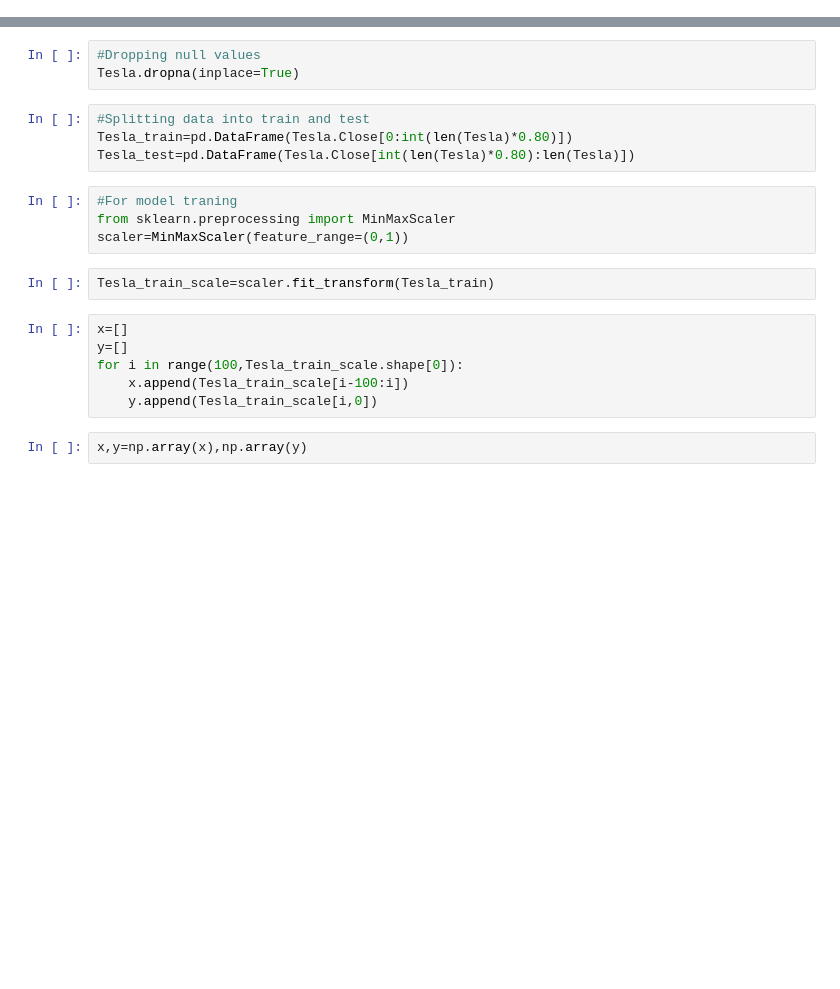
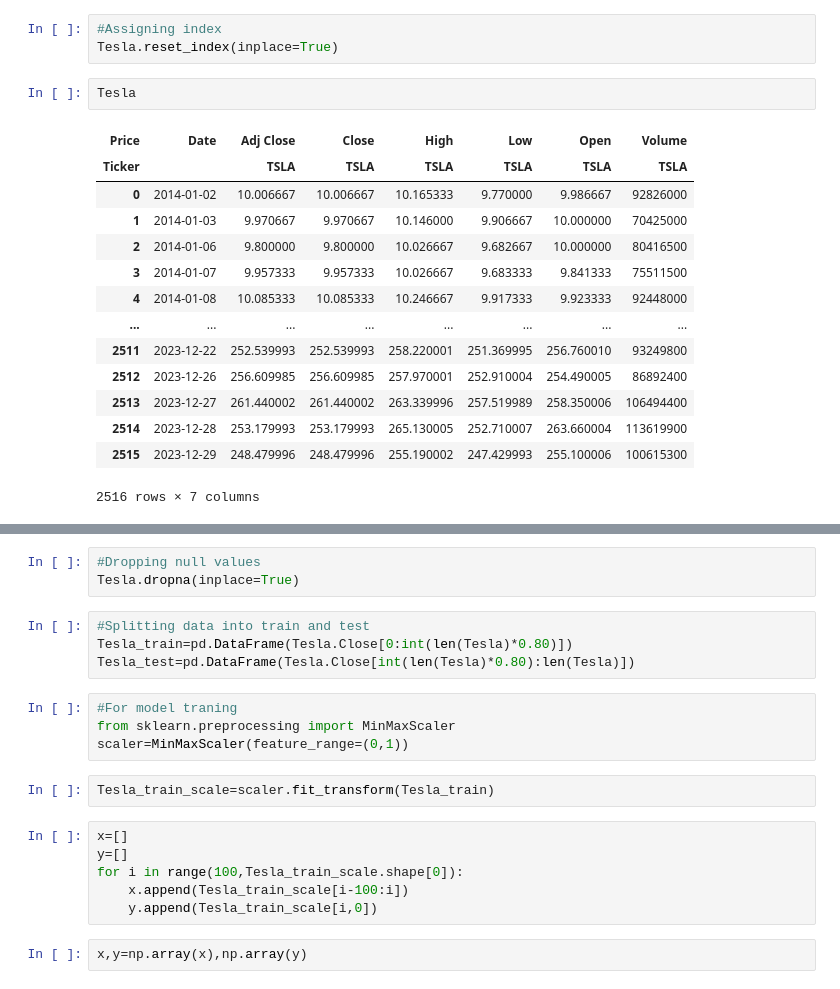
Before and after one commit to BibekGyanwali/Stock-Price, a Jupyter notebook: Stock.ipynb, the cells around one changed output, grey strips where cells are left out. Drawn from its saved outputs; the diff is of its cells as text; blank space fills up the shorter version.

```diff
--- a/Stock.ipynb
+++ b/Stock.ipynb
@@ -19,3 +28,23 @@ Tesla.head()
+# %%
+#Assigning index
+Tesla.reset_index(inplace=True)
+# %%
+Tesla
+# %% [output]
+| Price | Date | Adj Close | Close | High | Low | Open | Volume |
+| Ticker |  | TSLA | TSLA | TSLA | TSLA | TSLA | TSLA |
+| 0 | 2014-01-02 | 10.006667 | 10.006667 | 10.165333 | 9.770000 | 9.986667 | 92826000 |
+| 1 | 2014-01-03 | 9.970667 | 9.970667 | 10.146000 | 9.906667 | 10.000000 | 70425000 |
+| 2 | 2014-01-06 | 9.800000 | 9.800000 | 10.026667 | 9.682667 | 10.000000 | 80416500 |
+| 3 | 2014-01-07 | 9.957333 | 9.957333 | 10.026667 | 9.683333 | 9.841333 | 75511500 |
+| 4 | 2014-01-08 | 10.085333 | 10.085333 | 10.246667 | 9.917333 | 9.923333 | 92448000 |
+| ... | ... | ... | ... | ... | ... | ... | ... |
+| 2511 | 2023-12-22 | 252.539993 | 252.539993 | 258.220001 | 251.369995 | 256.760010 | 93249800 |
+| 2512 | 2023-12-26 | 256.609985 | 256.609985 | 257.970001 | 252.910004 | 254.490005 | 86892400 |
+| 2513 | 2023-12-27 | 261.440002 | 261.440002 | 263.339996 | 257.519989 | 258.350006 | 106494400 |
+| 2514 | 2023-12-28 | 253.179993 | 253.179993 | 265.130005 | 252.710007 | 263.660004 | 113619900 |
+| 2515 | 2023-12-29 | 248.479996 | 248.479996 | 255.190002 | 247.429993 | 255.100006 | 100615300 |
+2516 rows × 7 columns
 # %%
 #Calculating moving average
 Mavg_100_days=Tesla.Close.rolling(100).mean()
```
Also changed, not shown: parts of 13 cells of this notebook.
